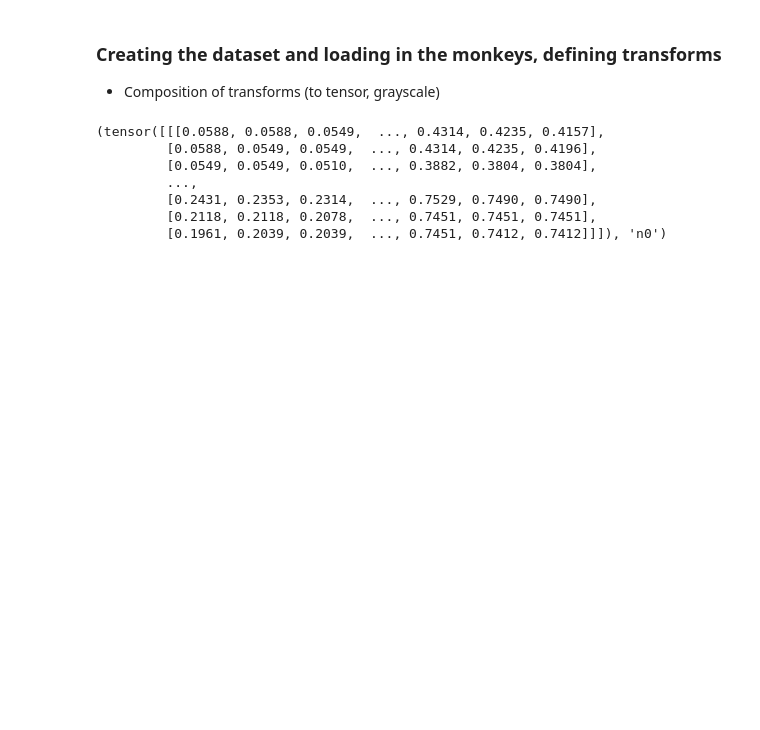
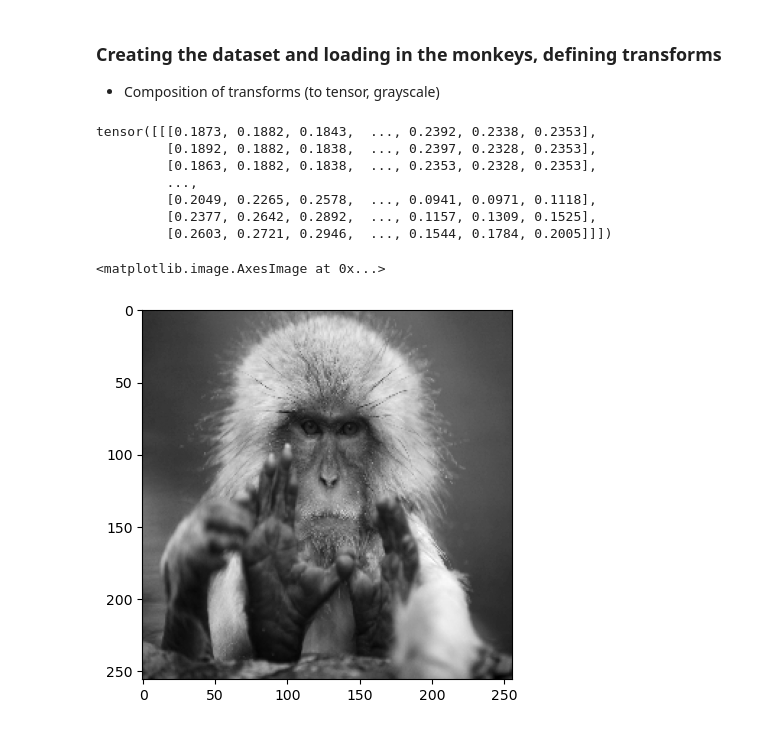
Before and after one commit to kwangzera-archive/monkey-species-classifier, a Jupyter notebook: monkey-classifier.ipynb, the cells around one changed output. Cells and saved outputs as stored; diff of their text form; code cells hidden in the pictures; blank space fills up the shorter version.

```diff
--- a/monkey-classifier.ipynb
+++ b/monkey-classifier.ipynb
@@ -20,7 +20,12 @@ device = torch.device("cuda" if torch.cuda.is_available() else "cpu")
 ### Creating the dataset and loading in the monkeys, defining transforms
 - Composition of transforms (to tensor, grayscale)
 # %%
-composed = transforms.Compose([transforms.Grayscale(), transforms.ConvertImageDtype(torch.float32)])
+composed = transforms.Compose([
+    transforms.Grayscale(),
+    transforms.ConvertImageDtype(torch.float32),
+    transforms.Resize([256, 256])  # Square images idea for CNN
+
+])
 
 class MonkeyDataset(Dataset):
     def __init__(self, annotations_file, img_dir, transform):
@@ -43,40 +48,45 @@ class MonkeyDataset(Dataset):
         monkey_path, monkey_filename = self.monkeys[index]
 
         # Read monkey image from directory name
         monkey = read_image(monkey_path)
 
         # Get monkey label from filename
         label = monkey_filename[:2]  # Works since n0 to n9 all 2 characters
 
         # Apply the transforms:
         if self.transform:
             tmonkey = self.transform(monkey)
 
         return tmonkey, label
 
     def __len__(self):
         # This will allow len()
         return self.number_samples
 
 
 '''
 for dirname, _, filenames in os.walk('./kaggle/input'):
 '''
 # train_data = MonkeyDataset()
 test_data = MonkeyDataset(
     annotations_file = "./kaggle/input/10-monkey-species/monkey_labels.txt",
     img_dir = "./kaggle/input/10-monkey-species/training/training",
     transform = composed
 )
-print(test_data[69])
+munke, tag = test_data[420]
+print(munke)
+plt.imshow(munke[0], cmap="gray")
+# plt.show()
 # %% [output]
-(tensor([[[0.0588, 0.0588, 0.0549,  ..., 0.4314, 0.4235, 0.4157],
-         [0.0588, 0.0549, 0.0549,  ..., 0.4314, 0.4235, 0.4196],
-         [0.0549, 0.0549, 0.0510,  ..., 0.3882, 0.3804, 0.3804],
+tensor([[[0.1873, 0.1882, 0.1843,  ..., 0.2392, 0.2338, 0.2353],
+         [0.1892, 0.1882, 0.1838,  ..., 0.2397, 0.2328, 0.2353],
+         [0.1863, 0.1882, 0.1838,  ..., 0.2353, 0.2328, 0.2353],
          ...,
-         [0.2431, 0.2353, 0.2314,  ..., 0.7529, 0.7490, 0.7490],
-         [0.2118, 0.2118, 0.2078,  ..., 0.7451, 0.7451, 0.7451],
-         [0.1961, 0.2039, 0.2039,  ..., 0.7451, 0.7412, 0.7412]]]), 'n0')
+         [0.2049, 0.2265, 0.2578,  ..., 0.0941, 0.0971, 0.1118],
+         [0.2377, 0.2642, 0.2892,  ..., 0.1157, 0.1309, 0.1525],
+         [0.2603, 0.2721, 0.2946,  ..., 0.1544, 0.1784, 0.2005]]])
+<matplotlib.image.AxesImage at 0x...>
+[figure, added]
 # %%
 e = pd.read_csv("./kaggle/input/10-monkey-species/monkey_labels.txt")
 e.iloc[:,3]
```
Also changed, not shown: parts of 2 cells of this notebook.
